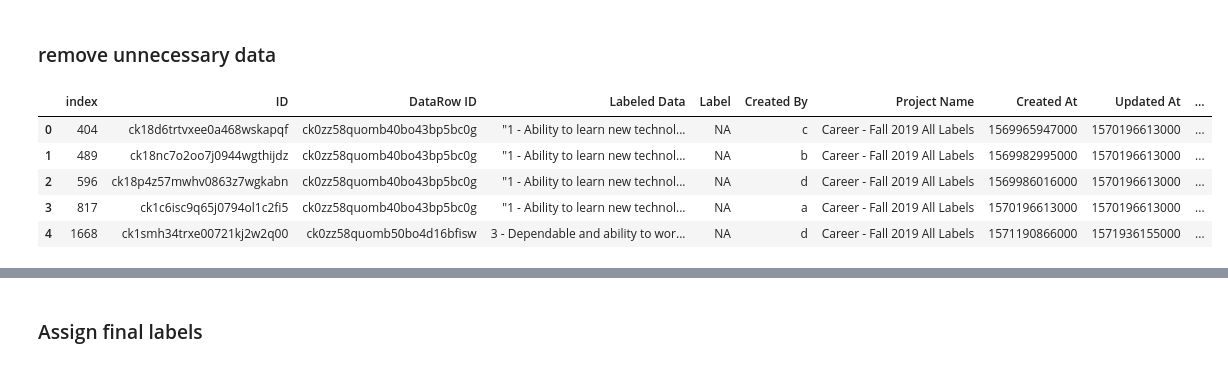
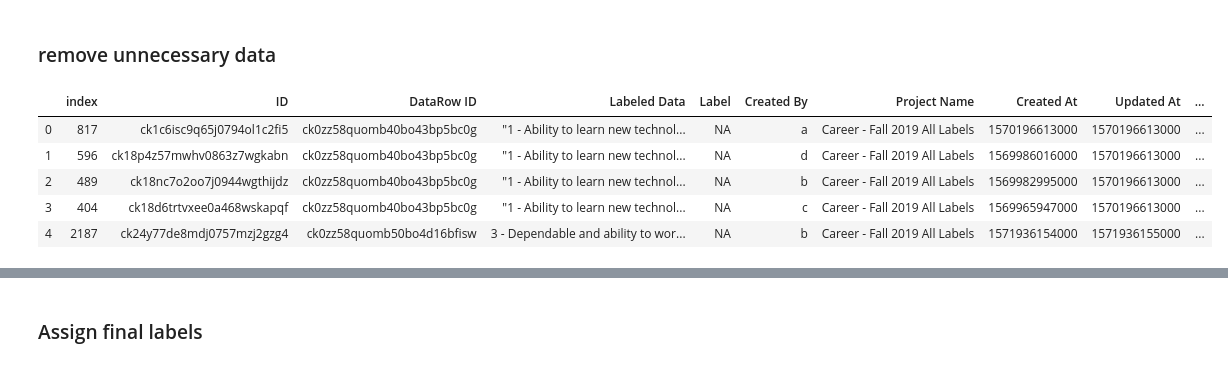
Before and after one commit to dndsmith/watson_ci_career_readiness, a Jupyter notebook: src/clean_data_for_model.ipynb, the cells around one changed output, grey strips where cells are left out. Cells and saved outputs as stored; diff of their text form; code cells hidden in the pictures.

```diff
--- a/src/clean_data_for_model.ipynb
+++ b/src/clean_data_for_model.ipynb
@@ -3,7 +3,7 @@ import pandas as pd
 from operator import itemgetter
 import csv
 import numpy as np
-df = pd.read_csv (r"../data/raw_labelbox_exports/11:13:19.csv")
+df = pd.read_csv (r"../data/raw_labelbox_exports/newexport.csv")
 # %% [markdown]
 ### Using this to get the entries with no consensus
 # %% [markdown]
@@ -12,36 +12,38 @@ df = pd.read_csv (r"../data/raw_labelbox_exports/11:13:19.csv")
 df.sort_values(by=["External ID"], inplace=True)
 df = df.reset_index()
 for index, row in df.iterrows():
     if row["Dataset Name"] == "mentor_responses_sentences_up_to_f19.csv":
         df.iloc[index, 15] = "Mentor"
     if row["Dataset Name"] == "student_responses_sentences_up_to_f19.csv":
         df.iloc[index, 15] = "Student"
     if row["Label"] == "{\"leadership_spectrum\":\"3\"}":
         df.iloc[index, 4] = "IDK"
     if row["Label"] == "{\"leadership_spectrum\":\"2\"}":
         df.iloc[index,4] = "STC"
     if row["Label"] == "{\"leadership_spectrum\":\"1\"}":
         df.iloc[index, 4] = "TC"
     if row["Label"] == "{\"leadership_spectrum\":\"0\"}":
         df.iloc[index, 4] = "NA"
     if row["Label"] == "{\"leadership_spectrum\":\"4\"}":
         df.iloc[index, 4] = "STF"
     if row["Label"] == "{\"leadership_spectrum\":\"5\"}":
         df.iloc[index, 4] = "TF"
     if row["Created By"] == "dnsmith@g.clemson.edu":
         df.iloc[index, 5] = "b"
     if row["Created By"] == "ajames8@g.clemson.edu":
         df.iloc[index, 5] = "a"
     if row["Created By"] == "dcottle@g.clemson.edu":
         df.iloc[index, 5] = "c"
+    if row["Created By"] == "jcrosb3@g.clemson.edu":
+        df.iloc[index, 5] = "e"
     if row["Created By"] == "mkollur@g.clemson.edu":
         df.iloc[index, 5] = "d"
 df.head()
 # %% [output]
 |  | index | ID | DataRow ID | Labeled Data | Label | Created By | Project Name | Created At | Updated At | ... |
-| 0 | 404 | ck18d6trtvxee0a468wskapqf | ck0zz58quomb40bo43bp5bc0g | "1 - Ability to learn new technol... | NA | c | Career - Fall 2019 All Labels | 1569965947000 | 1570196613000 | ... |
-| 1 | 489 | ck18nc7o2oo7j0944wgthijdz | ck0zz58quomb40bo43bp5bc0g | "1 - Ability to learn new technol... | NA | b | Career - Fall 2019 All Labels | 1569982995000 | 1570196613000 | ... |
-| 2 | 596 | ck18p4z57mwhv0863z7wgkabn | ck0zz58quomb40bo43bp5bc0g | "1 - Ability to learn new technol... | NA | d | Career - Fall 2019 All Labels | 1569986016000 | 1570196613000 | ... |
-| 3 | 817 | ck1c6isc9q65j0794ol1c2fi5 | ck0zz58quomb40bo43bp5bc0g | "1 - Ability to learn new technol... | NA | a | Career - Fall 2019 All Labels | 1570196613000 | 1570196613000 | ... |
-| 4 | 1668 | ck1smh34trxe00721kj2w2q00 | ck0zz58quomb50bo4d16bfisw | 3 - Dependable and ability to wor... | NA | d | Career - Fall 2019 All Labels | 1571190866000 | 1571936155000 | ... |
+| 0 | 817 | ck1c6isc9q65j0794ol1c2fi5 | ck0zz58quomb40bo43bp5bc0g | "1 - Ability to learn new technol... | NA | a | Career - Fall 2019 All Labels | 1570196613000 | 1570196613000 | ... |
+| 1 | 596 | ck18p4z57mwhv0863z7wgkabn | ck0zz58quomb40bo43bp5bc0g | "1 - Ability to learn new technol... | NA | d | Career - Fall 2019 All Labels | 1569986016000 | 1570196613000 | ... |
+| 2 | 489 | ck18nc7o2oo7j0944wgthijdz | ck0zz58quomb40bo43bp5bc0g | "1 - Ability to learn new technol... | NA | b | Career - Fall 2019 All Labels | 1569982995000 | 1570196613000 | ... |
+| 3 | 404 | ck18d6trtvxee0a468wskapqf | ck0zz58quomb40bo43bp5bc0g | "1 - Ability to learn new technol... | NA | c | Career - Fall 2019 All Labels | 1569965947000 | 1570196613000 | ... |
+| 4 | 2187 | ck24y77de8mdj0757mzj2gzg4 | ck0zz58quomb50bo4d16bfisw | 3 - Dependable and ability to wor... | NA | b | Career - Fall 2019 All Labels | 1571936154000 | 1571936155000 | ... |
 # %%
```
Also changed, not shown: parts of 5 cells of this notebook, 2 other files.
